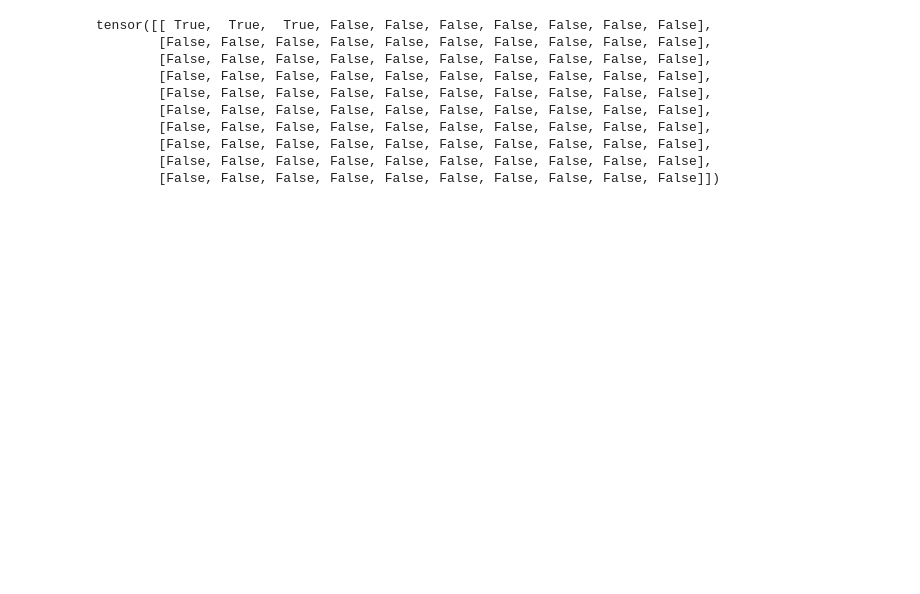
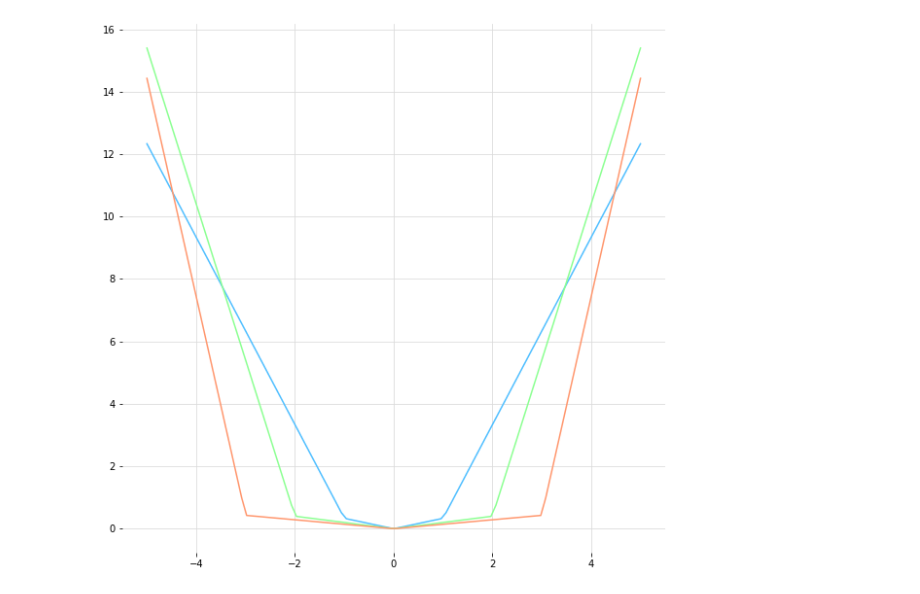
Before and after one commit to facebookresearch/BELA, a Jupyter notebook: duck/notebooks/dev.ipynb, the cells around one changed output. Drawn from its saved outputs; the diff is of its cells as text; code cells hidden in the pictures; blank space fills up the shorter version.

```diff
--- a/duck/notebooks/dev.ipynb
+++ b/duck/notebooks/dev.ipynb
@@ -4,4 +8,0 @@ from einops import rearrange, repeat
-# %%
-num_rels = 16
-dim = 8
-bsz = 4
@@ -55,13 +9,41 @@ mask[0][[0, 1, 2]] = True
-# %%
-mask
-# %% [output]
-tensor([[ True,  True,  True, False, False, False, False, False, False, False],
-        [False, False, False, False, False, False, False, False, False, False],
-        [False, False, False, False, False, False, False, False, False, False],
-        [False, False, False, False, False, False, False, False, False, False],
-        [False, False, False, False, False, False, False, False, False, False],
-        [False, False, False, False, False, False, False, False, False, False],
-        [False, False, False, False, False, False, False, False, False, False],
-        [False, False, False, False, False, False, False, False, False, False],
-        [False, False, False, False, False, False, False, False, False, False],
-        [False, False, False, False, False, False, False, False, False, False]])
+# %%
+# plt.style.use('seaborn')
+plt.rcParams['axes.labelsize'] = 'large'
+plt.rcParams['axes.titlesize'] = 'x-large'
+plt.rcParams['xtick.labelsize'] = 'medium'
+plt.rcParams['ytick.labelsize'] = 'medium'
+plt.rcParams['axes.spines.left'] = False
+plt.rcParams['axes.spines.right'] = False
+plt.rcParams['axes.spines.top'] = False
+plt.rcParams['axes.spines.bottom'] = False
+plt.rcParams['axes.grid'] = True
+plt.rcParams['grid.color'] = "#dbdbdb"
+colors = ["#4fbfff", "#8cff92", "#ff976e"]
+# %%
+def make_box(box_width):
+    dim = 1
+    bsz = 1
+    v1 = -(box_width / 2) * torch.ones((bsz, dim))
+    v2 = +(box_width / 2) * torch.ones((bsz, dim))
+    box = BoxTensor((v1, v2))
+    return box
+# %%
+def boxe_dist(entity, box):
+    width = box.right - box.left
+    widthp1 = width + 1
+    dist = torch.abs(entity - box.center) / widthp1
+    outside_mask = (entity < box.left) | (entity > box.right)
+    kappa = 0.5 * width * (widthp1 - (1 / widthp1))
+    dist_outside = torch.abs(entity - box.center) * widthp1 - kappa
+    dist[outside_mask] = dist_outside[outside_mask]
+    return dist
+# %%
+x = torch.linspace(-5, 5, steps=100)
+plt.figure(figsize=(10, 10))
+box_widths = [2, 4, 6]
+for i, box_width in enumerate(box_widths):
+    box = make_box(box_width)
+    plt.plot(x, boxe_dist(x, box).squeeze(0), color=colors[i])
+plt.show()
+# %% [output]
+[figure, added]
```
Also changed, not shown: parts of 10 cells of this notebook, 6 other files.
